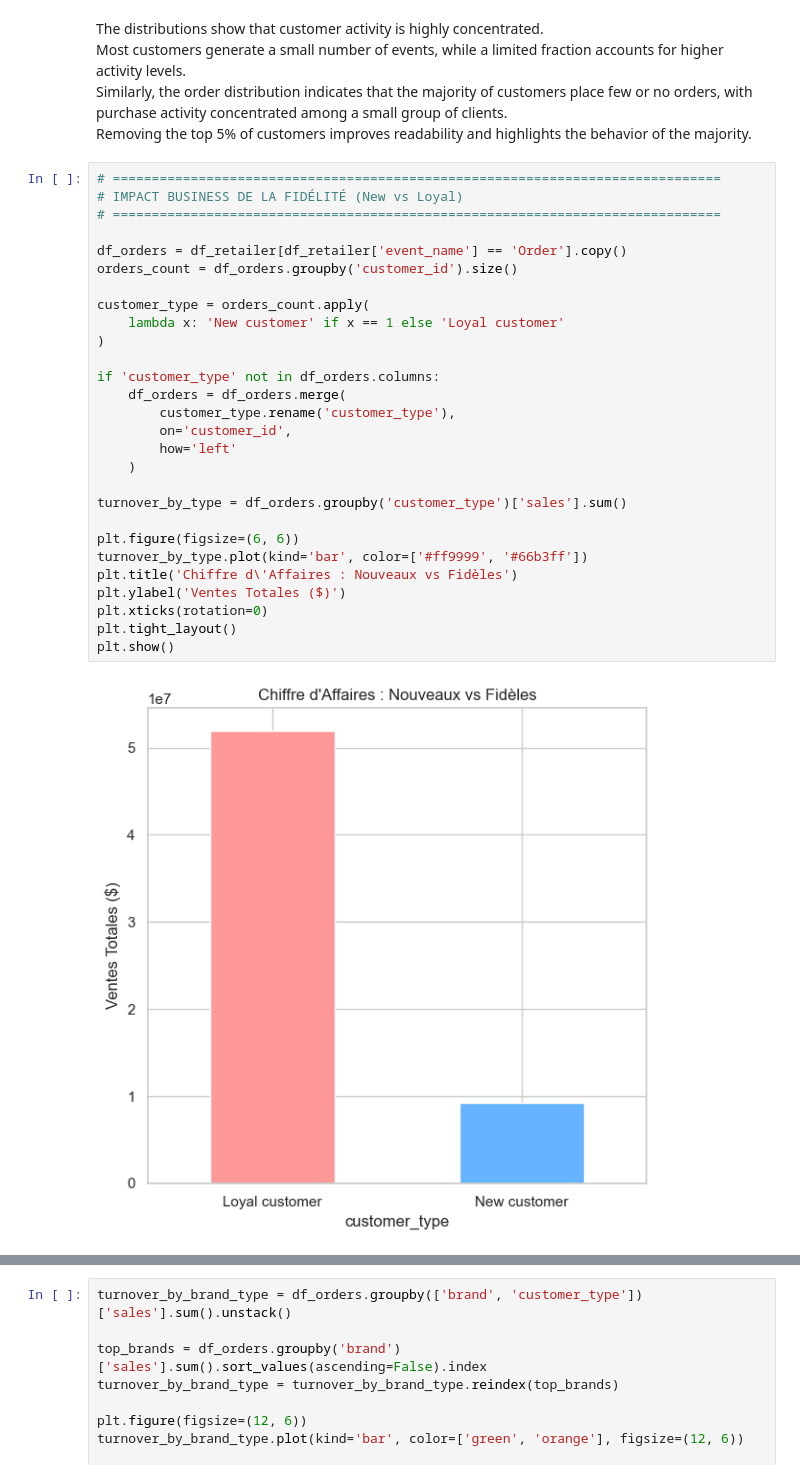
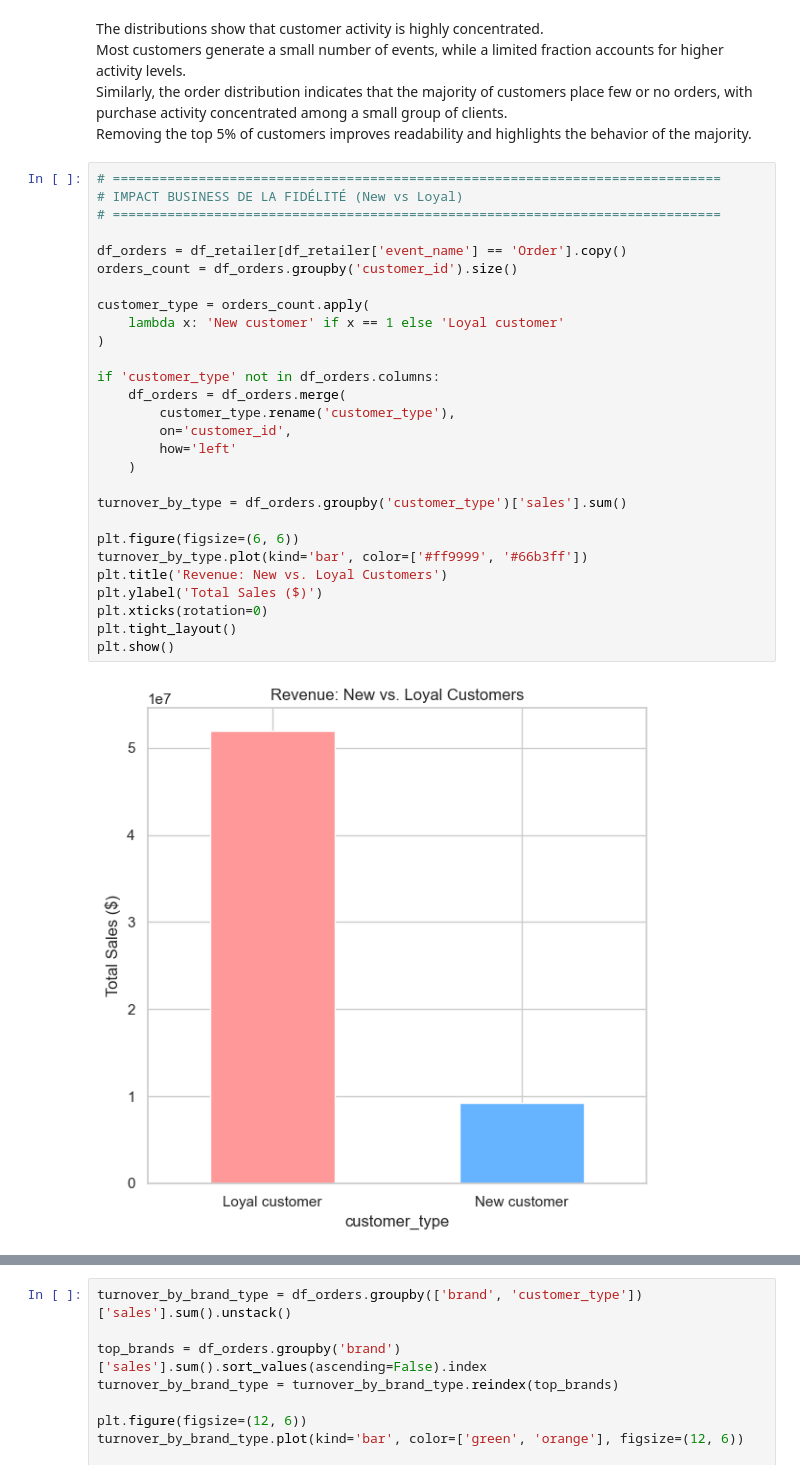
Before and after one commit to DomNoutsGit/Business_Data_Case, a Jupyter notebook: Partie1.ipynb, the cells around one changed output, grey strips where cells are left out. Drawn from its saved outputs; the diff is of its cells as text.

Commit message:
Modifs graphs

```diff
--- a/Partie1.ipynb
+++ b/Partie1.ipynb
@@ -709,30 +711,30 @@ Removing the top 5% of customers improves readability and highlights the behavio
 # %%
 # ==============================================================================
 # IMPACT BUSINESS DE LA FIDÉLITÉ (New vs Loyal)
 # ==============================================================================
 
 df_orders = df_retailer[df_retailer['event_name'] == 'Order'].copy()
 orders_count = df_orders.groupby('customer_id').size()
 
 customer_type = orders_count.apply(
     lambda x: 'New customer' if x == 1 else 'Loyal customer'
 )
 
 if 'customer_type' not in df_orders.columns:
     df_orders = df_orders.merge(
         customer_type.rename('customer_type'),
         on='customer_id',
         how='left'
     )
 
 turnover_by_type = df_orders.groupby('customer_type')['sales'].sum()
 
 plt.figure(figsize=(6, 6))
 turnover_by_type.plot(kind='bar', color=['#ff9999', '#66b3ff'])
-plt.title('Chiffre d\'Affaires : Nouveaux vs Fidèles')
-plt.ylabel('Ventes Totales ($)')
+plt.title('Revenue: New vs. Loyal Customers')
+plt.ylabel('Total Sales ($)')
 plt.xticks(rotation=0)
 plt.tight_layout()
 plt.show()
 # %% [output]
-[figure, old version]
+[figure, new version]
```
Also changed, not shown: parts of 11 cells of this notebook.
